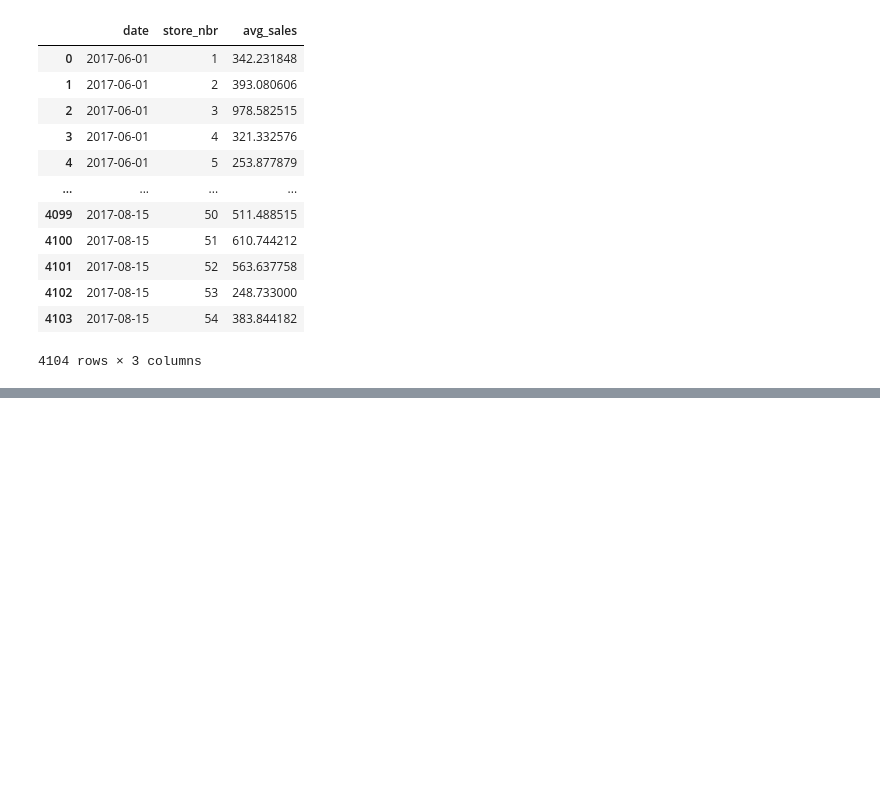
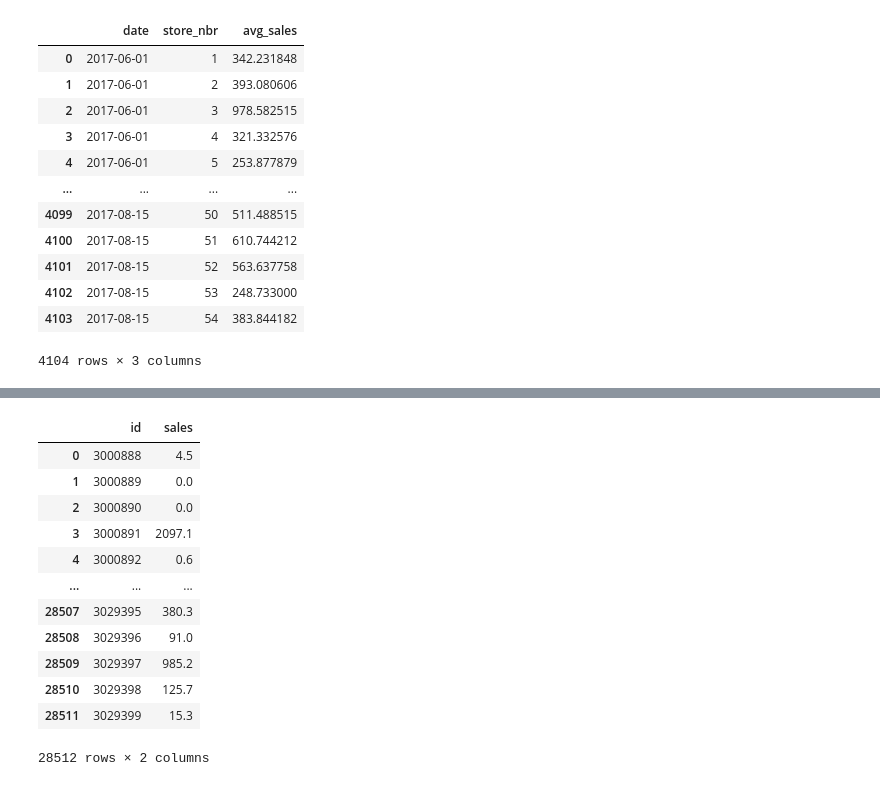
Before and after one commit to anlu5/Portfolio, a Jupyter notebook: store_sales_forecasting.ipynb, the cells around one changed output, grey strips where cells are left out. Saved outputs shown, nothing was run; the diff lists cells and outputs as text; code cells hidden in the pictures; blank space fills up the shorter version.

```diff
--- a/store_sales_forecasting.ipynb
+++ b/store_sales_forecasting.ipynb
@@ -416,0 +405,23 @@ Mean Squared Error: 159.30366942241156
+# %%
+test_data = pd.read_csv('../../datas/Store Sales/test.csv')
+test_data['date'] = pd.to_datetime(test_data['date'])
+test_data = test_data.rename(columns={'onpromotion': 'on_promotion'})
+# %%
+stores = test_data.reset_index(drop=True)
+stores['year'] = stores['date'].dt.year
+stores['month'] = stores['date'].dt.month
+stores['day'] = stores['date'].dt.day
+stores['day_of_week'] = stores['date'].dt.dayofweek+1
+stores['is_weekend'] = stores['day_of_week'] >= 6
+
+
+stores = pd.merge(stores, oil_price, on='date', how='left')
+stores['has_oil_price'] = stores['oil_price'].isna()
+stores['oil_price'] = stores['oil_price'].fillna(0)
+stores['has_oil_price'] = stores['has_oil_price'].apply(transform_value)
+# %%
+is_holiday = pd.merge(stores, holidays, on='date', how='left')
+is_holiday = is_holiday[['type', 'locale', 'locale_name', 'description', 'transferred']]
+is_holiday[['type', 'locale', 'locale_name', 'description', 'transferred']] = is_holiday[['type', 'locale', 'locale_name', 'description', 'transferred']].fillna(-1)
+is_holiday['is_holiday'] = is_holiday['transferred'].apply(transform_value)
+stores['is_holiday'] = is_holiday['is_holiday']
@@ -416,0 +436,24 @@ Mean Squared Error: 159.30366942241156
+# %%
+test_X = stores.drop(columns=['id', 'date'])
+test_X_scaled = scaler.transform(test_X)
+y_pred = xgb_model.predict(test_X_scaled)
+# %%
+stores['sales'] = y_pred
+stores['sales'] = stores['sales'].clip(lower=0)
+stores['sales'] = stores['sales'].astype(float).round(1)
+submission = stores[['id', 'sales']]
+submission
+# %% [output]
+|  | id | sales |
+| 0 | 3000888 | 4.5 |
+| 1 | 3000889 | 0.0 |
+| 2 | 3000890 | 0.0 |
+| 3 | 3000891 | 2097.1 |
+| 4 | 3000892 | 0.6 |
+| ... | ... | ... |
+| 28507 | 3029395 | 380.3 |
+| 28508 | 3029396 | 91.0 |
+| 28509 | 3029397 | 985.2 |
+| 28510 | 3029398 | 125.7 |
+| 28511 | 3029399 | 15.3 |
+28512 rows × 2 columns
```
Also changed, not shown: parts of 15 cells of this notebook.
